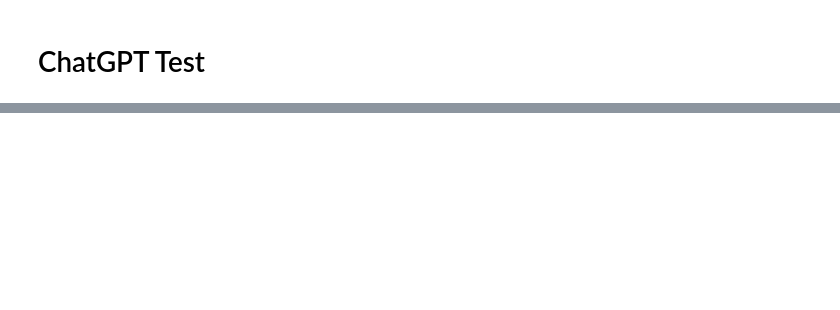
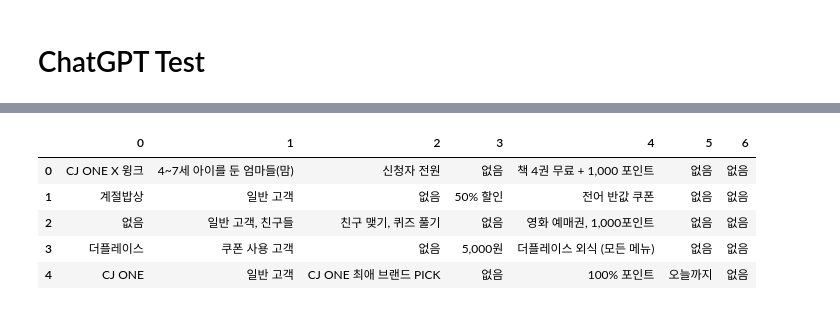
Before and after one commit to textnetkr/Advertising_By_Personality, a Jupyter notebook: src/business_model/keyword_extraction/gpt4.ipynb, the cells around one changed output, grey strips where cells are left out. Saved outputs shown, nothing was run; the diff lists cells and outputs as text; code cells hidden in the pictures; blank space fills up the shorter version.

```diff
--- a/src/business_model/keyword_extraction/gpt4.ipynb
+++ b/src/business_model/keyword_extraction/gpt4.ipynb
@@ -87,0 +115,31 @@ text2 = "대박사건! 여긴 꼭 가야 해!🙊	지금 [CJ푸드월드 인천
+# %%
+predict = []
+
+for i in tqdm(df_temp.iterrows()):
+  messages = [
+      {"role": "system", "content": f"""너는 판매 촉진을 위한 마케팅 문구를 만드는 카피라이터야. 고객들이 반응하는 문구로 마케팅을 하려고 해.
+                                        아래 예시처럼 다양한 영역의 마케팅 정보를 새롭게 추출하려고 해.\n
+                                      '일요일에 데이트 어때~? [계절밥상] 소중한 사람과 함께 하는 통 돼지구이 FLEX! 만원 할인 쿠폰 받고 가요!'
+                                        마케팅 주체: 계절밥상, 마케팅 대상: 일요일 데이트 고객, 혜택 조건: 없음, 할인 수치: 만원, 프로모션 품목: 통 돼지구이 할인 쿠폰, 이벤트 기간: 일요일, 시즌 정보: 없음\n
+                                      '짝짝짝! 친구 맺으면 1,000P~ 정답만 맞히면 포인트 주는 이벤트! 퀴즈 맞히고 1,000P 바로 받아가기'
+                                        마케팅 주체: 없음, 마케팅 대상: 일반 고객, 혜택 조건: 친구 맺기, 할인 수치: 없음, 프로모션 품목: 1,000 포인트, 이벤트 기간: 없음, 시즌 정보: 없음\n
+                                      '이번 봄 나들이는 빕스로\u2753 제철 과일 딸기 가득 [딸기홀릭] 시즌♥ 시크릿박스 쿠폰 쓰고 딸기 디저트 저.렴.하.게 즐기자'
+                                        마케팅 주체: 빕스, 마케팅 대상: 일반 고객, 혜택 조건: 없음, 할인 수치: 없음, 프로모션 품목: 시크릿박스 쿠폰, 이벤트 기간: 없음, 시즌 정보: 봄맞이\n
+                                      '매주 Monday는 면세day♬\[신세계 면세점]에서 매주 월,화에 드리는 할인 혜택!\[TAG1]님, 일상에 일에 지치셨다면? 신나는 면세 쇼핑으로 치유하자Go~'
+                                        마케팅 주체: 신세계 면세점, 마케팅 대상: 면세 대상 고객, 혜택 조건: 없음, 할인 수치: 없음, 프로모션 품목: 면세 쇼핑 품목, 이벤트 기간: 매주 월요일, 화요일, 시즌 정보: 없음\n
+                                        '힙스터들의 성지, 성수동 갈 사람?\\ud83d\udd25화제의 팝업 전시, 뮤지엄오브컬러가 고객님을 기다려욧!\힙쟁이라면 안 간 사람 없다던데\ud83d\udc41️...단독 3O% 할인 중'
+                                        마케팅 주체: 없음, 마케팅 대상: 힙스터들, 성수동 방문객, 혜택 조건: 없음, 할인 수치: 30% 할인, 프로모션 품목: 뮤지엄오브컬러, 이벤트 기간: 없음, 시즌 정보: 없음"""},
+      {"role": "user", "content": f"""{i[1]['input']}\n
+                                      위 문장에서 아래 정보를 뽑아줘.
+                                      마케팅 주체: ,\n
+                                      마케팅 대상: ,\n
+                                      혜택 조건: ,\n
+                                      할인 수치: ,\n
+                                      프로모션 품목: ,\n
+                                      이벤트 기간: ,\n
+                                      시즌 정보: """}
+  ]
+  result = generate_response(messages)
+  predict.append(result)
+
+df_temp['predict'] = predict
@@ -87,0 +155,2 @@ text2 = "대박사건! 여긴 꼭 가야 해!🙊	지금 [CJ푸드월드 인천
+# %%
+df_temp['predict_temp'] = df_temp.predict.swifter.apply(lambda x: x.replace('마케팅 주체: ', '').replace('마케팅 대상: ', '').replace('혜택 조건: ', '').replace('할인 수치: ', '').replace('프로모션 품목: ', '').replace('이벤트 기간: ', '').replace('시즌 정보: ', ''))
@@ -87,0 +159,9 @@ text2 = "대박사건! 여긴 꼭 가야 해!🙊	지금 [CJ푸드월드 인천
+# %%
+df_split.head()
+# %% [output]
+|  | 0 | 1 | 2 | 3 | 4 | 5 | 6 |
+| 0 | CJ ONE X 윙크 | 4~7세 아이를 둔 엄마들(맘) | 신청자 전원 | 없음 | 책 4권 무료 + 1,000 포인트 | 없음 | 없음 |
+| 1 | 계절밥상 | 일반 고객 | 없음 | 50% 할인 | 전어 반값 쿠폰 | 없음 | 없음 |
+| 2 | 없음 | 일반 고객, 친구들 | 친구 맺기, 퀴즈 풀기 | 없음 | 영화 예매권, 1,000포인트 | 없음 | 없음 |
+| 3 | 더플레이스 | 쿠폰 사용 고객 | 없음 | 5,000원 | 더플레이스 외식 (모든 메뉴) | 없음 | 없음 |
+| 4 | CJ ONE | 일반 고객 | CJ ONE 최애 브랜드 PICK | 없음 | 100% 포인트 | 오늘까지 | 없음 |
```
Also changed, not shown: parts of 32 cells of this notebook, 1 other file.
